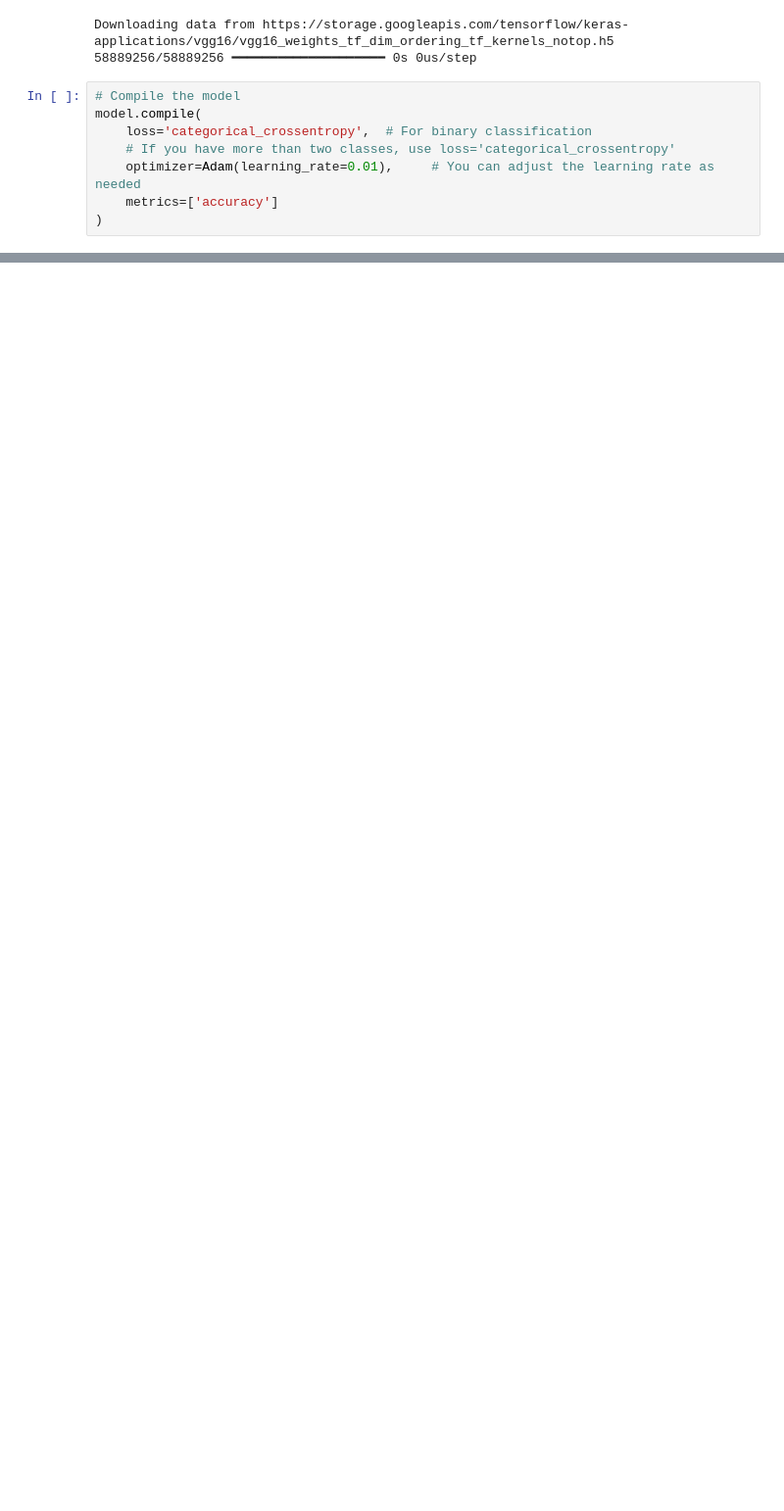
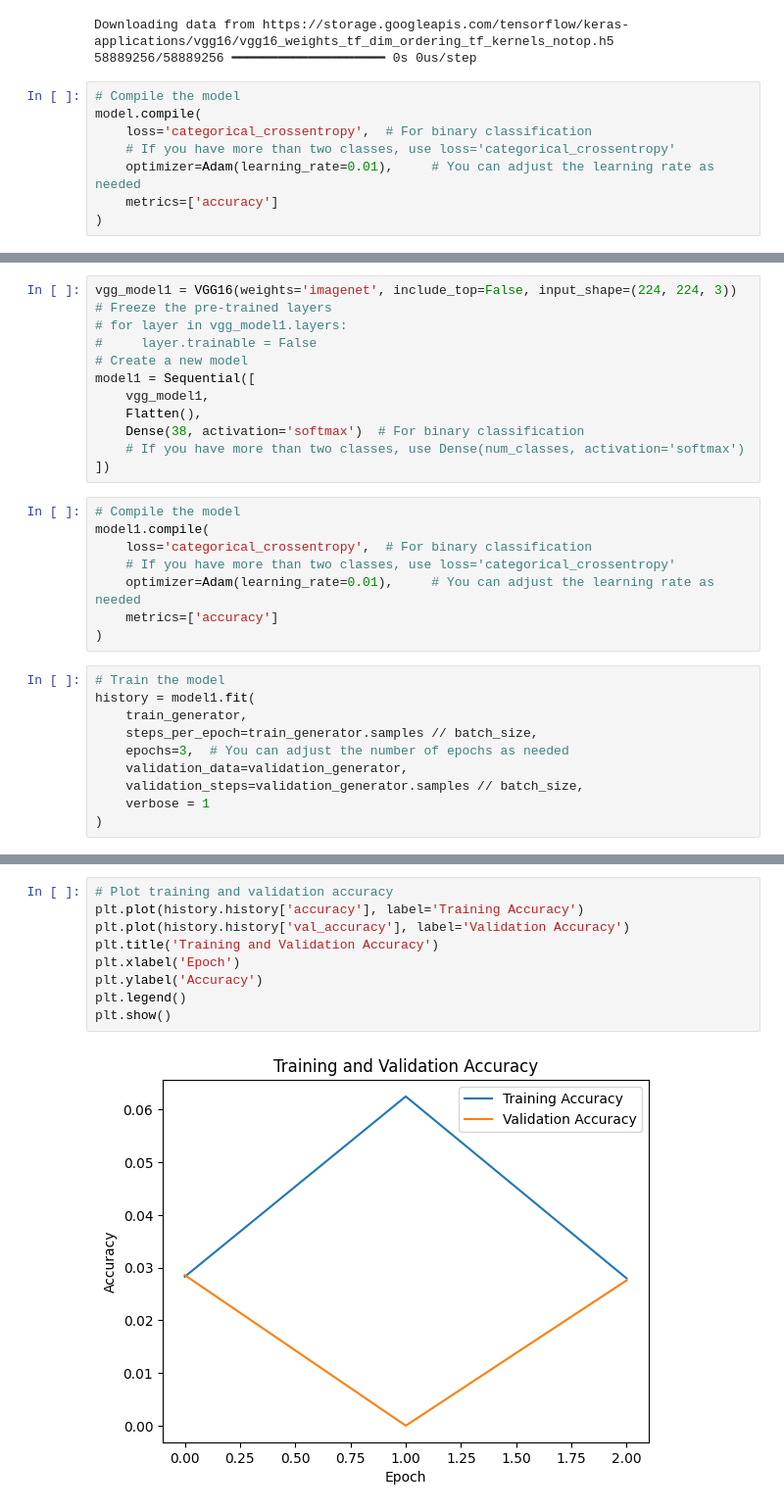
Before and after one commit to Musa-Ali-Kazmi/Plant-Disease-Classification, a Jupyter notebook: plant-disease-classification.ipynb, the cells around one changed output, grey strips where cells are left out. Shown: that part at 98% size. Drawn from its saved outputs; the diff is of its cells as text; blank space fills up the shorter version.

```diff
--- a/plant-disease-classification.ipynb
+++ b/plant-disease-classification.ipynb
@@ -131,0 +181,30 @@ Model: "sequential"
+# %%
+vgg_model1 = VGG16(weights='imagenet', include_top=False, input_shape=(224, 224, 3))
+# Freeze the pre-trained layers
+# for layer in vgg_model1.layers:
+#     layer.trainable = False
+# Create a new model
+model1 = Sequential([
+    vgg_model1,
+    Flatten(),
+    Dense(38, activation='softmax')  # For binary classification
+    # If you have more than two classes, use Dense(num_classes, activation='softmax')
+])
+# %%
+# Compile the model
+model1.compile(
+    loss='categorical_crossentropy',  # For binary classification
+    # If you have more than two classes, use loss='categorical_crossentropy'
+    optimizer=Adam(learning_rate=0.01),     # You can adjust the learning rate as needed
+    metrics=['accuracy']
+)
+# %%
+# Train the model
+history = model1.fit(
+    train_generator,
+    steps_per_epoch=train_generator.samples // batch_size,
+    epochs=3,  # You can adjust the number of epochs as needed
+    validation_data=validation_generator,
+    validation_steps=validation_generator.samples // batch_size,
+    verbose = 1
+)
@@ -131,0 +225,11 @@ Model: "sequential"
+# %%
+# Plot training and validation accuracy
+plt.plot(history.history['accuracy'], label='Training Accuracy')
+plt.plot(history.history['val_accuracy'], label='Validation Accuracy')
+plt.title('Training and Validation Accuracy')
+plt.xlabel('Epoch')
+plt.ylabel('Accuracy')
+plt.legend()
+plt.show()
+# %% [output]
+[figure, added]
```
Also changed, not shown: parts of 17 cells of this notebook.
